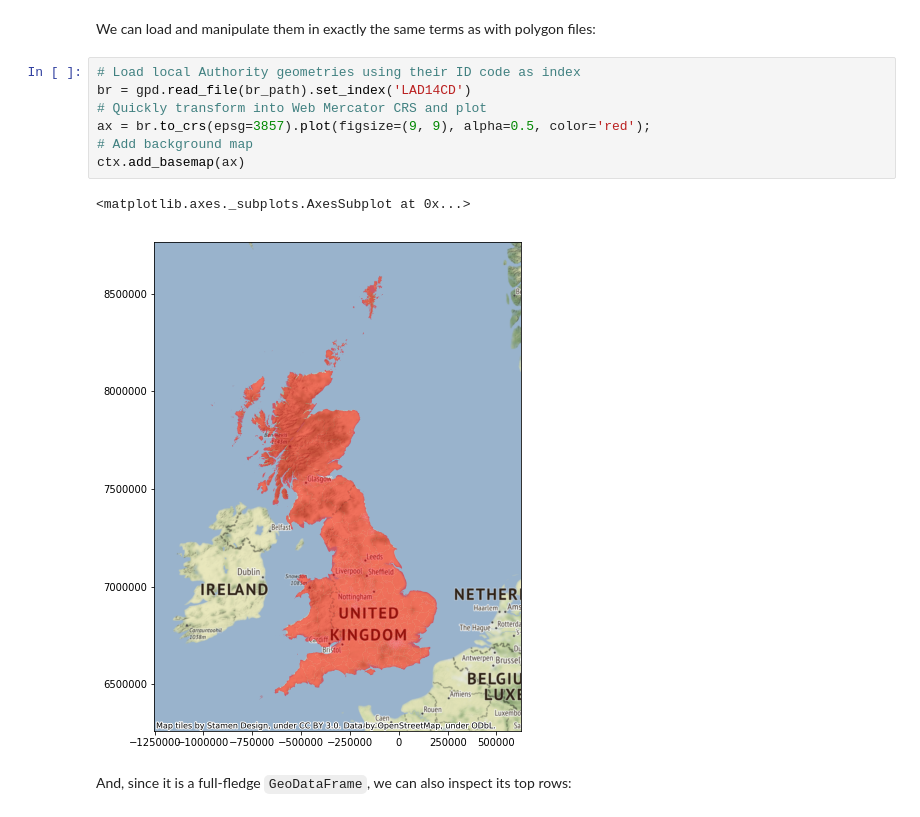
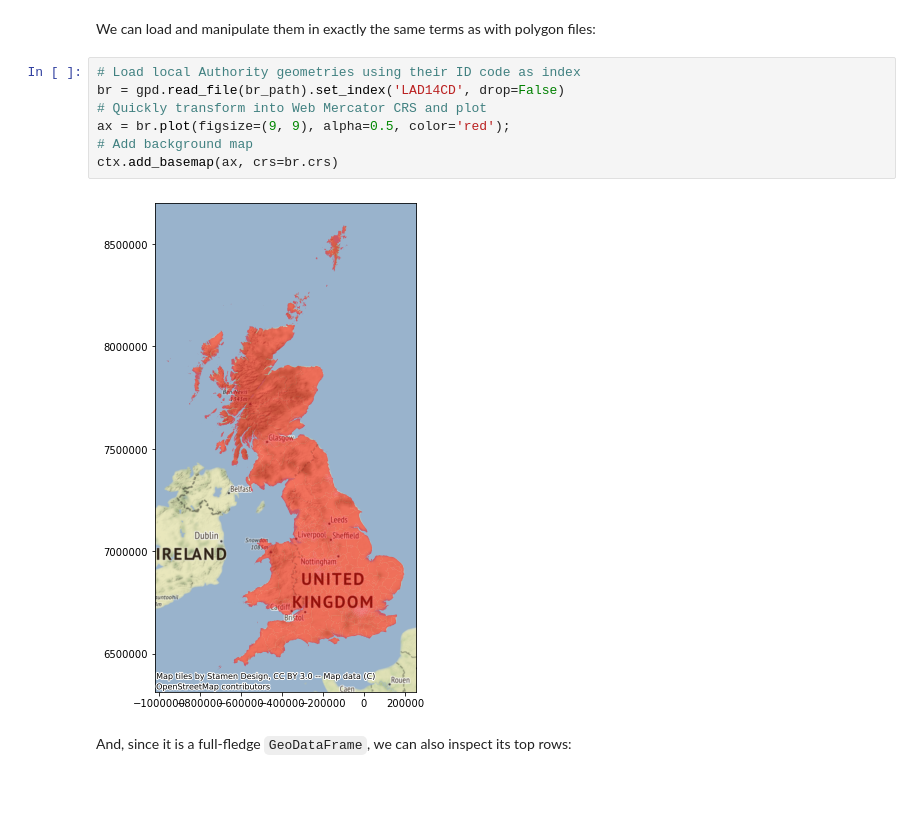
Before and after one commit to darribas/gds19, a Jupyter notebook: content/labs/lab_06.ipynb, the cells around one changed output. Saved outputs shown, nothing was run; the diff lists cells and outputs as text; blank space fills up the shorter version.

```diff
--- a/content/labs/lab_06.ipynb
+++ b/content/labs/lab_06.ipynb
@@ -48,14 +49,13 @@ br_path = 'http://darribas.org/gds19/content/labs/data/brexit.gpkg'
 We can load and manipulate them in exactly the same terms as with polygon files:
 # %%
 # Load local Authority geometries using their ID code as index
-br = gpd.read_file(br_path).set_index('LAD14CD')
+br = gpd.read_file(br_path).set_index('LAD14CD', drop=False)
 # Quickly transform into Web Mercator CRS and plot
-ax = br.to_crs(epsg=3857).plot(figsize=(9, 9), alpha=0.5, color='red');
+ax = br.plot(figsize=(9, 9), alpha=0.5, color='red');
 # Add background map
-ctx.add_basemap(ax)
+ctx.add_basemap(ax, crs=br.crs)
 # %% [output]
-<matplotlib.axes._subplots.AxesSubplot at 0x...>
-[figure, old version]
+[figure, new version]
 # %% [markdown]
 And, since it is a full-fledge `GeoDataFrame`, we can also inspect its top rows:
 # %%
```
Also changed, not shown: parts of 16 cells of this notebook, 1 other file.
